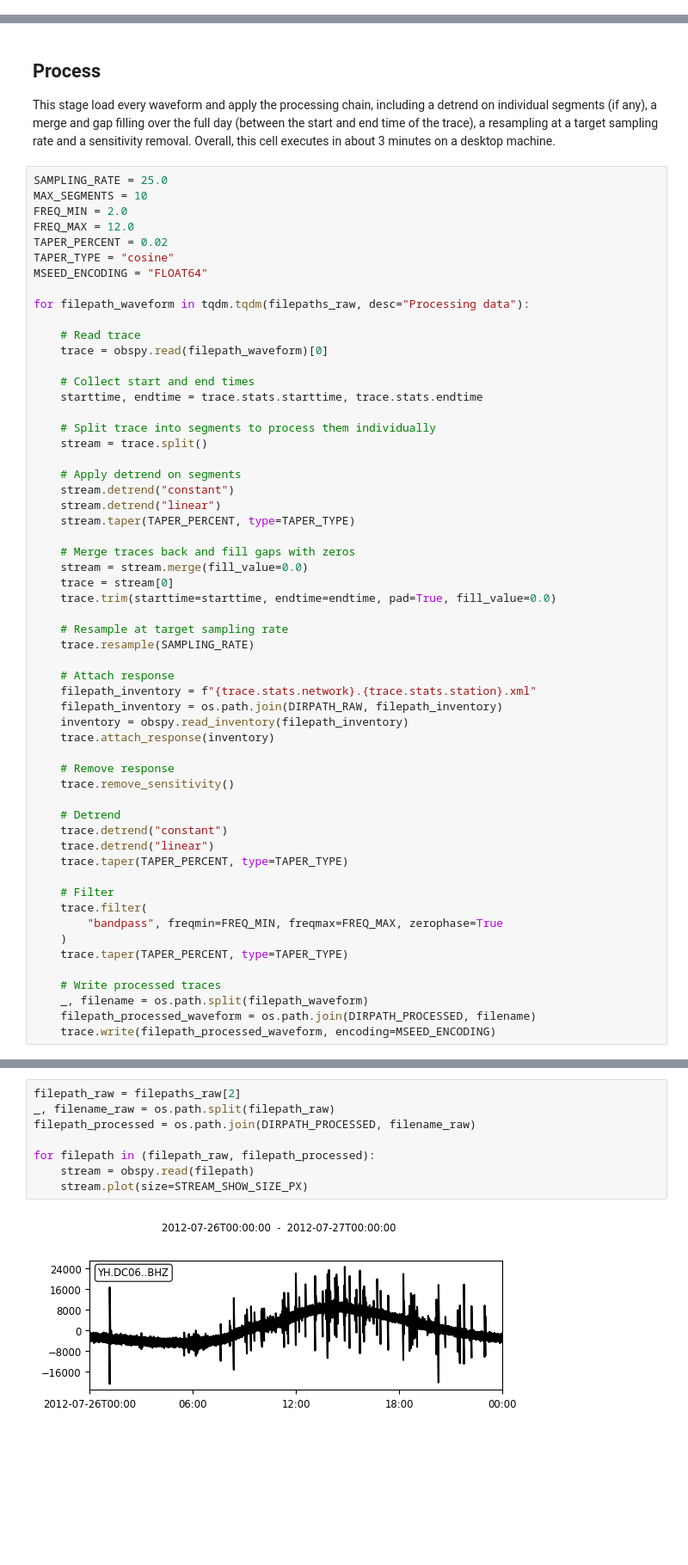
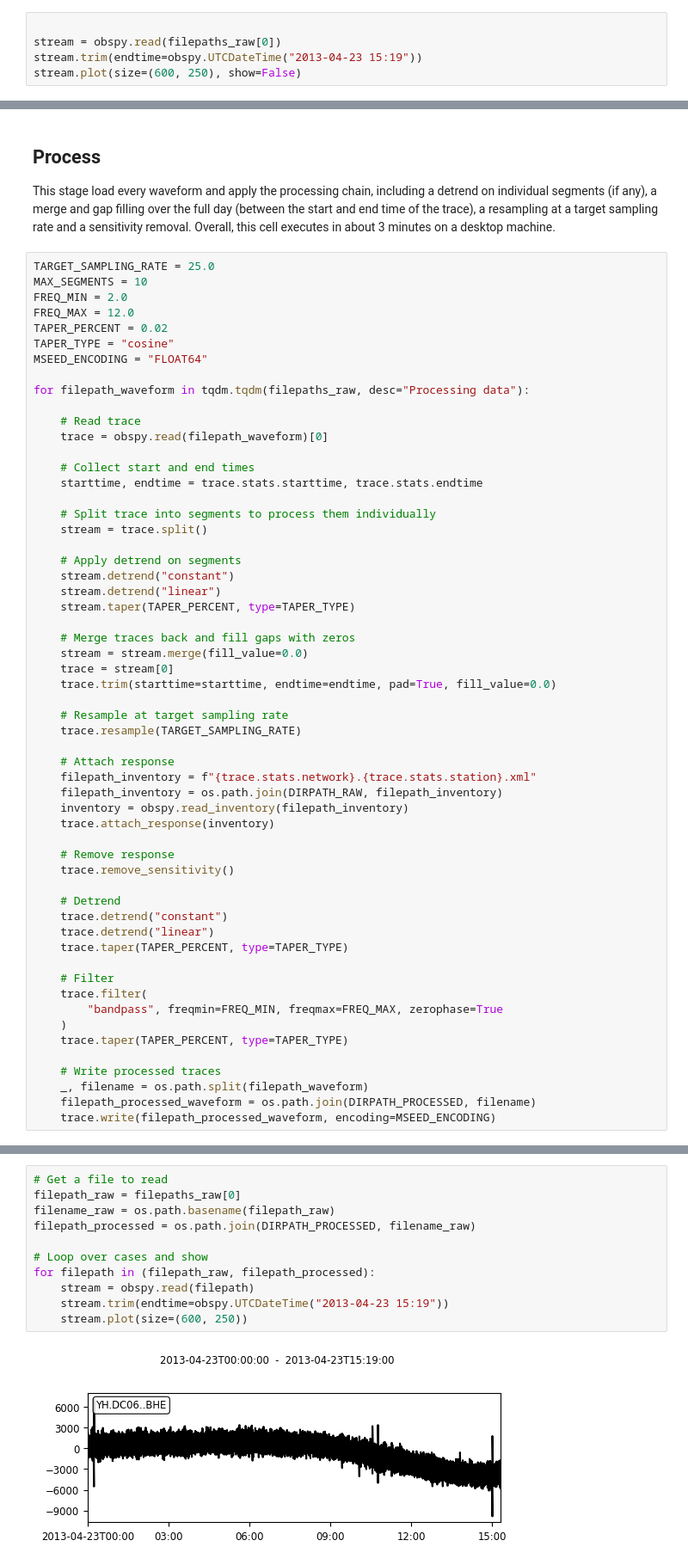
Before and after one commit to ebeauce/beampower, a Jupyter notebook: notebooks/1_preprocess.ipynb, the cells around one changed output, grey strips where cells are left out. Shown at 86% size. Drawn from its saved outputs; the diff is of its cells as text; blank space fills up the shorter version.

```diff
--- a/notebooks/1_preprocess.ipynb
+++ b/notebooks/1_preprocess.ipynb
@@ -43,0 +41,5 @@ stream.plot(size=STREAM_SHOW_SIZE_PX, show=False)  # Show=true shows twice
+# %%
+
+stream = obspy.read(filepaths_raw[0])
+stream.trim(endtime=obspy.UTCDateTime("2013-04-23 15:19"))
+stream.plot(size=(600, 250), show=False)
@@ -46,7 +50,7 @@ stream.plot(size=STREAM_SHOW_SIZE_PX, show=False)  # Show=true shows twice
 
 This stage load every waveform and apply the processing chain, including a detrend on individual segments (if any), a merge and gap filling over the full day (between the start and end time of the trace), a resampling at a target sampling rate and a sensitivity removal. Overall, this cell executes in about 3 minutes on a desktop machine.
 # %%
-SAMPLING_RATE = 25.0
+TARGET_SAMPLING_RATE = 25.0
 MAX_SEGMENTS = 10
 FREQ_MIN = 2.0
 FREQ_MAX = 12.0
@@ -76,7 +80,7 @@ for filepath_waveform in tqdm.tqdm(filepaths_raw, desc="Processing data"):
     trace.trim(starttime=starttime, endtime=endtime, pad=True, fill_value=0.0)
 
     # Resample at target sampling rate
-    trace.resample(SAMPLING_RATE)
+    trace.resample(TARGET_SAMPLING_RATE)
 
     # Attach response
     filepath_inventory = f"{trace.stats.network}.{trace.stats.station}.xml"
@@ -107,10 +113,13 @@ for filepath_waveform in tqdm.tqdm(filepaths_raw, desc="Processing data"):
 # %%
-filepath_raw = filepaths_raw[2]
-_, filename_raw = os.path.split(filepath_raw)
+# Get a file to read
+filepath_raw = filepaths_raw[0]
+filename_raw = os.path.basename(filepath_raw)
 filepath_processed = os.path.join(DIRPATH_PROCESSED, filename_raw)
 
+# Loop over cases and show
 for filepath in (filepath_raw, filepath_processed):
     stream = obspy.read(filepath)
-    stream.plot(size=STREAM_SHOW_SIZE_PX)
+    stream.trim(endtime=obspy.UTCDateTime("2013-04-23 15:19"))
+    stream.plot(size=(600, 250))
 # %% [output]
-[figure, old version]
+[figure, new version]
```
Also changed, not shown: parts of 11 cells of this notebook, 3 other files.
